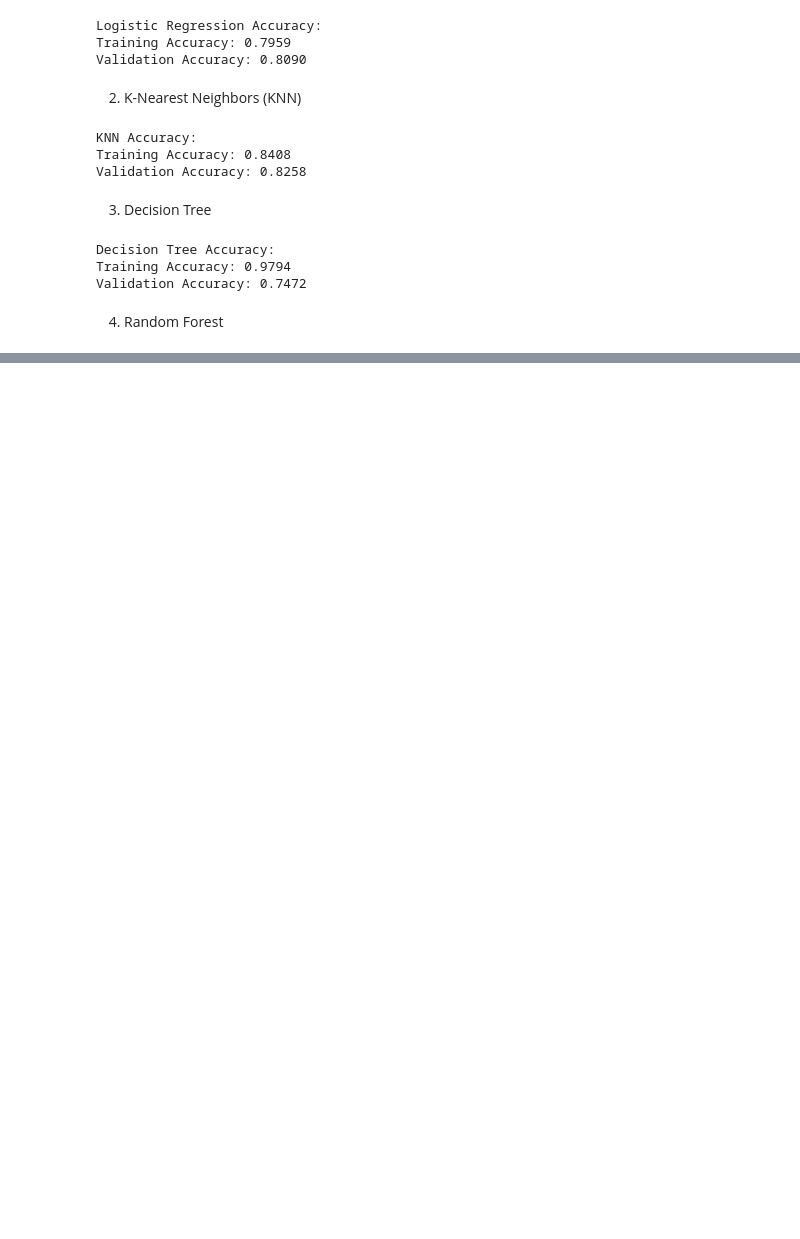
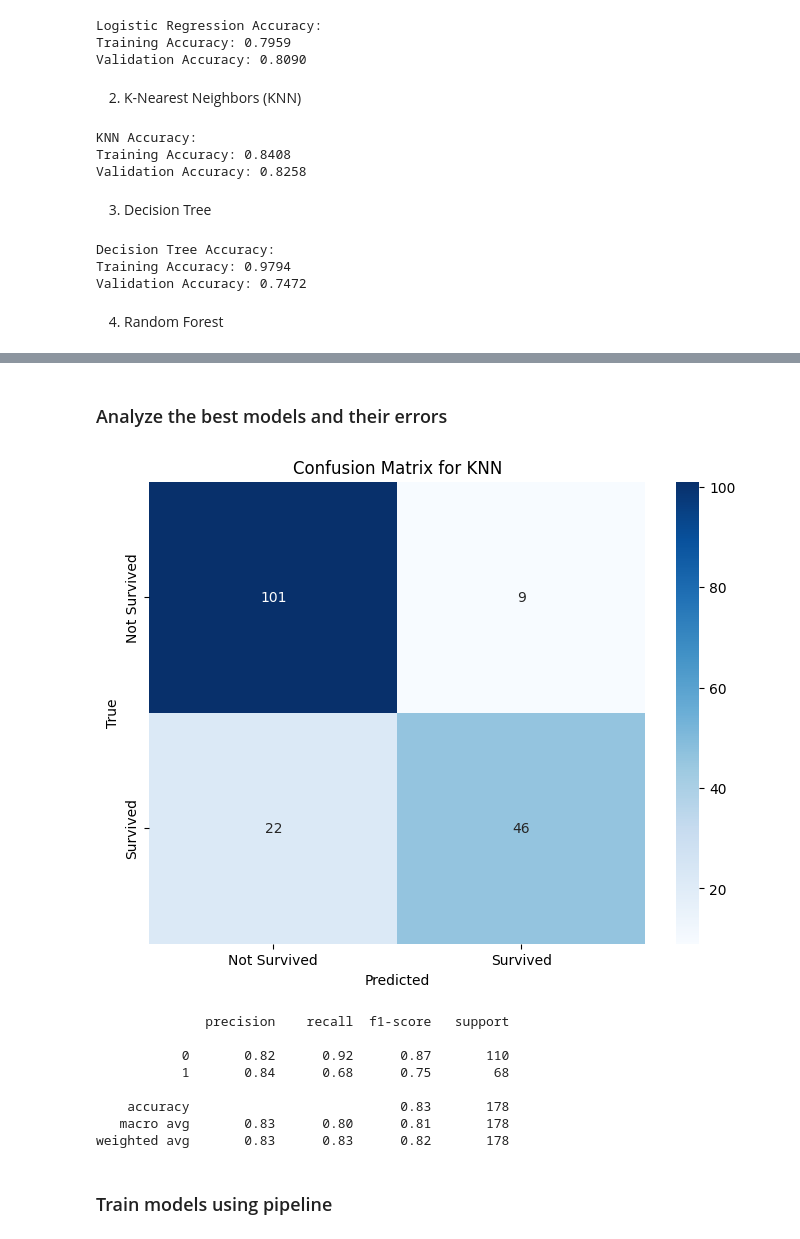
Before and after one commit to shamaseen/machine-learning-with-qafzah, a Jupyter notebook: notebooks/Part 3: End-to-End Machine Learning Project Workflow.ipynb, the cells around one changed output, grey strips where cells are left out. Drawn from its saved outputs; the diff is of its cells as text; code cells hidden in the pictures; blank space fills up the shorter version.

```diff
--- a/notebooks/Part 3: End-to-End Machine Learning Project Workflow.ipynb
+++ b/notebooks/Part 3: End-to-End Machine Learning Project Workflow.ipynb
@@ -1047,0 +1048,31 @@ Validation Accuracy: 0.8090
+# %% [markdown]
+### Analyze the best models and their errors
+# %%
+from sklearn.metrics import confusion_matrix, classification_report
+import seaborn as sns
+import matplotlib.pyplot as plt
+
+y_val_pred_knn = knn_model.predict(X_val_cleaned)
+
+conf_matrix = confusion_matrix(y_val_cleaned, y_val_pred_knn)
+
+plt.figure(figsize=(8, 6))
+sns.heatmap(conf_matrix, annot=True, fmt='d', cmap='Blues', xticklabels=['Not Survived', 'Survived'], yticklabels=['Not Survived', 'Survived'])
+plt.xlabel('Predicted')
+plt.ylabel('True')
+plt.title('Confusion Matrix for KNN')
+plt.show()
+
+print(classification_report(y_val_cleaned, y_val_pred_knn))
+# %% [output]
+[figure, added]
+              precision    recall  f1-score   support
+
+           0       0.82      0.92      0.87       110
+           1       0.84      0.68      0.75        68
+
+    accuracy                           0.83       178
+   macro avg       0.83      0.80      0.81       178
+weighted avg       0.83      0.83      0.82       178
+# %% [markdown]
+### Train models using pipeline
```
Also changed, not shown: parts of 17 cells of this notebook, 1 other file.
